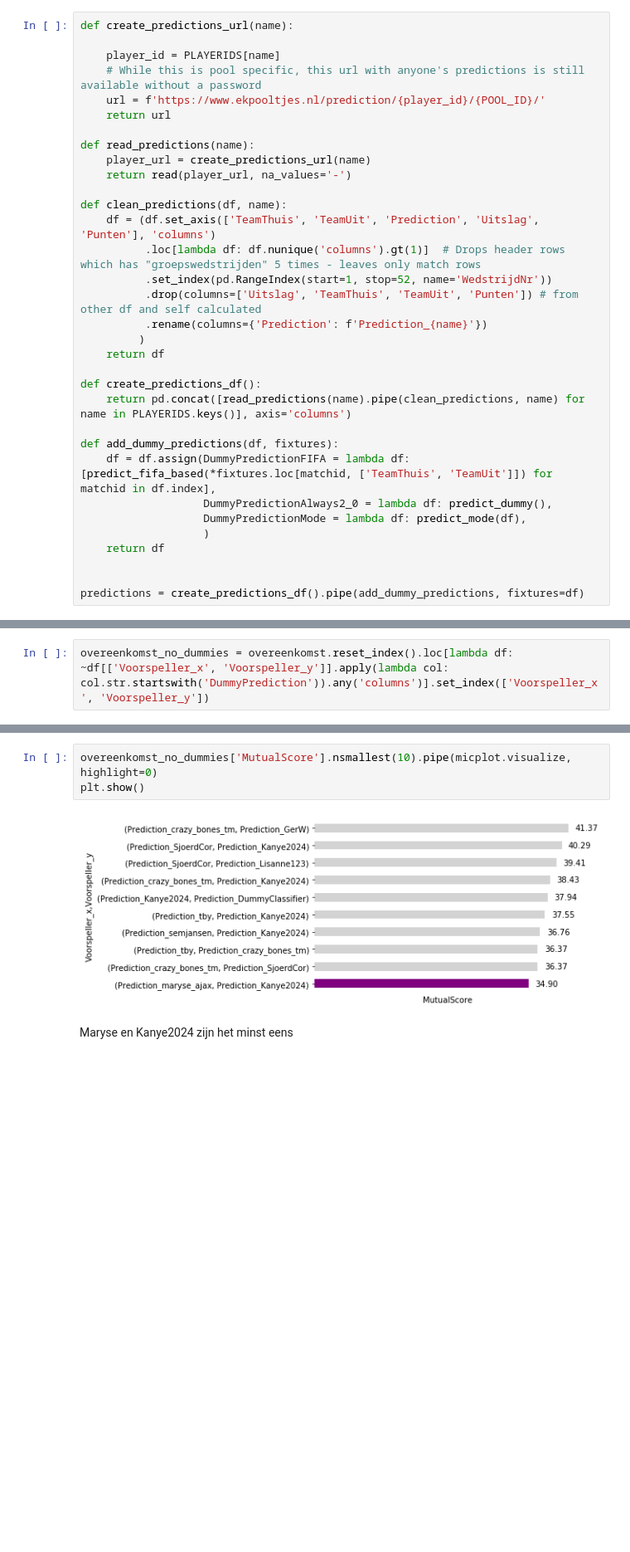
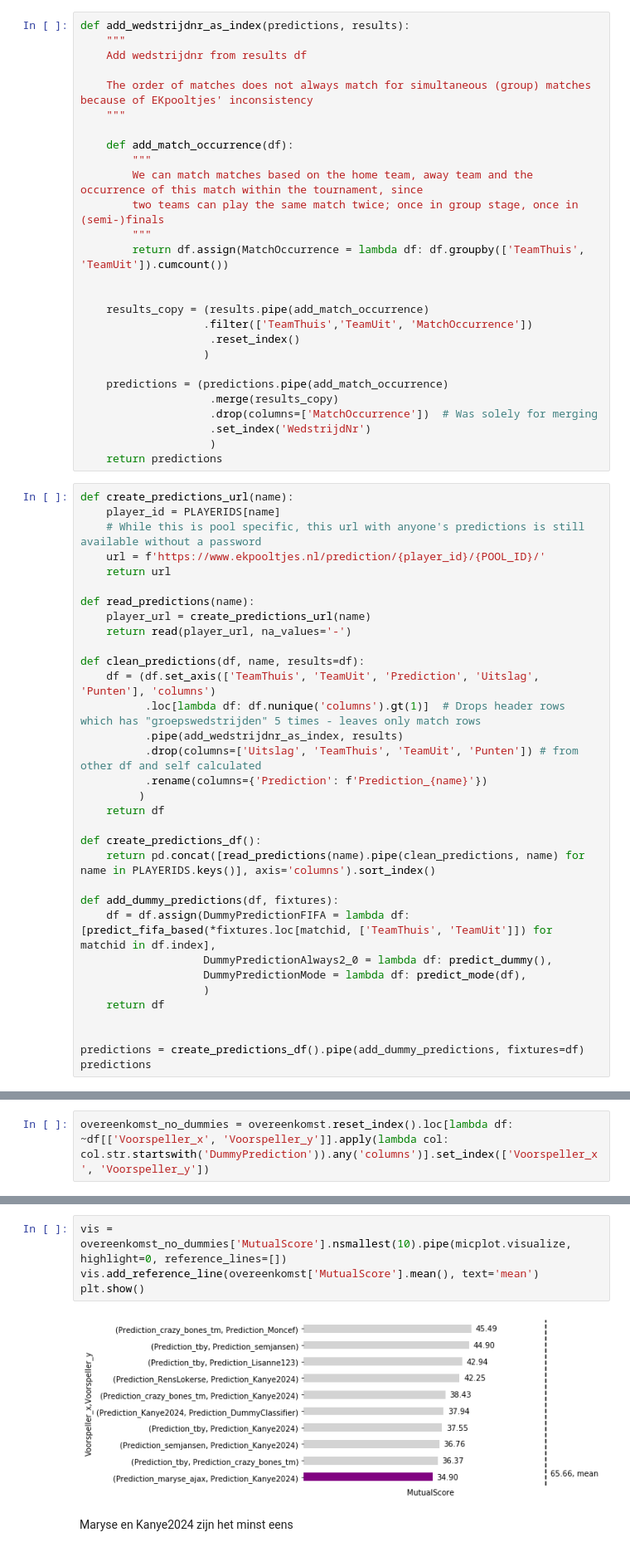
Before and after one commit to SjoerdCor/AFMEKpool, a Jupyter notebook: EKPoolAFM.ipynb, the cells around one changed output, grey strips where cells are left out. Shown at 83% size. Saved outputs shown, nothing was run; the diff lists cells and outputs as text; blank space fills up the shorter version.

Commit message:
Add predictions final ranking

```diff
--- a/EKPoolAFM.ipynb
+++ b/EKPoolAFM.ipynb
@@ -151,9 +150,35 @@ def predict_dummy():
 
 def predict_mode(predictions):
     return predictions.mode('columns')[0]
+# %%
+def add_wedstrijdnr_as_index(predictions, results):
+    """
+    Add wedstrijdnr from results df
+
+    The order of matches does not always match for simultaneous (group) matches because of EKpooltjes' inconsistency
+    """
+
+    def add_match_occurrence(df):
+        """
+        We can match matches based on the home team, away team and the occurrence of this match within the tournament, since
+        two teams can play the same match twice; once in group stage, once in (semi-)finals
+        """
+        return df.assign(MatchOccurrence = lambda df: df.groupby(['TeamThuis', 'TeamUit']).cumcount())
+
+
+    results_copy = (results.pipe(add_match_occurrence)
+                   .filter(['TeamThuis','TeamUit', 'MatchOccurrence'])
+                    .reset_index()
+                   )
+
+    predictions = (predictions.pipe(add_match_occurrence)
+                    .merge(results_copy)
+                    .drop(columns=['MatchOccurrence'])  # Was solely for merging
+                    .set_index('WedstrijdNr')
+                    )
+    return predictions
 # %%
 def create_predictions_url(name):
-
     player_id = PLAYERIDS[name]
     # While this is pool specific, this url with anyone's predictions is still available without a password
     url = f'https://www.ekpooltjes.nl/prediction/{player_id}/{POOL_ID}/'
@@ -163,17 +188,17 @@ def read_predictions(name):
     player_url = create_predictions_url(name)
     return read(player_url, na_values='-')
 
-def clean_predictions(df, name):
+def clean_predictions(df, name, results=df):
     df = (df.set_axis(['TeamThuis', 'TeamUit', 'Prediction', 'Uitslag', 'Punten'], 'columns')
           .loc[lambda df: df.nunique('columns').gt(1)]  # Drops header rows which has "groepswedstrijden" 5 times - leaves only match rows
-          .set_index(pd.RangeIndex(start=1, stop=52, name='WedstrijdNr'))
+          .pipe(add_wedstrijdnr_as_index, results)
           .drop(columns=['Uitslag', 'TeamThuis', 'TeamUit', 'Punten']) # from other df and self calculated
           .rename(columns={'Prediction': f'Prediction_{name}'})
          )
     return df
 
 def create_predictions_df():
-    return pd.concat([read_predictions(name).pipe(clean_predictions, name) for name in PLAYERIDS.keys()], axis='columns')
+    return pd.concat([read_predictions(name).pipe(clean_predictions, name) for name in PLAYERIDS.keys()], axis='columns').sort_index()
 
 def add_dummy_predictions(df, fixtures):
     df = df.assign(DummyPredictionFIFA = lambda df: [predict_fifa_based(*fixtures.loc[matchid, ['TeamThuis', 'TeamUit']]) for matchid in df.index],
@@ -184,3 +209,4 @@ def add_dummy_predictions(df, fixtures):
 
 
 predictions = create_predictions_df().pipe(add_dummy_predictions, fixtures=df)
+predictions
@@ -312,8 +382,9 @@ Als we alleen kijken naar de spotonners, zien we dat Moncef en Mark, Moncef en G
 # %%
-overeenkomst_no_dummies['MutualScore'].nsmallest(10).pipe(micplot.visualize, highlight=0)
+vis = overeenkomst_no_dummies['MutualScore'].nsmallest(10).pipe(micplot.visualize, highlight=0, reference_lines=[])
+vis.add_reference_line(overeenkomst['MutualScore'].mean(), text='mean')
 plt.show()
 # %% [output]
-[figure, old version]
+[figure, new version]
 # %% [markdown]
 Maryse en Kanye2024 zijn het minst eens
 # %% [markdown]
```
Also changed, not shown: parts of 54 cells of this notebook.
